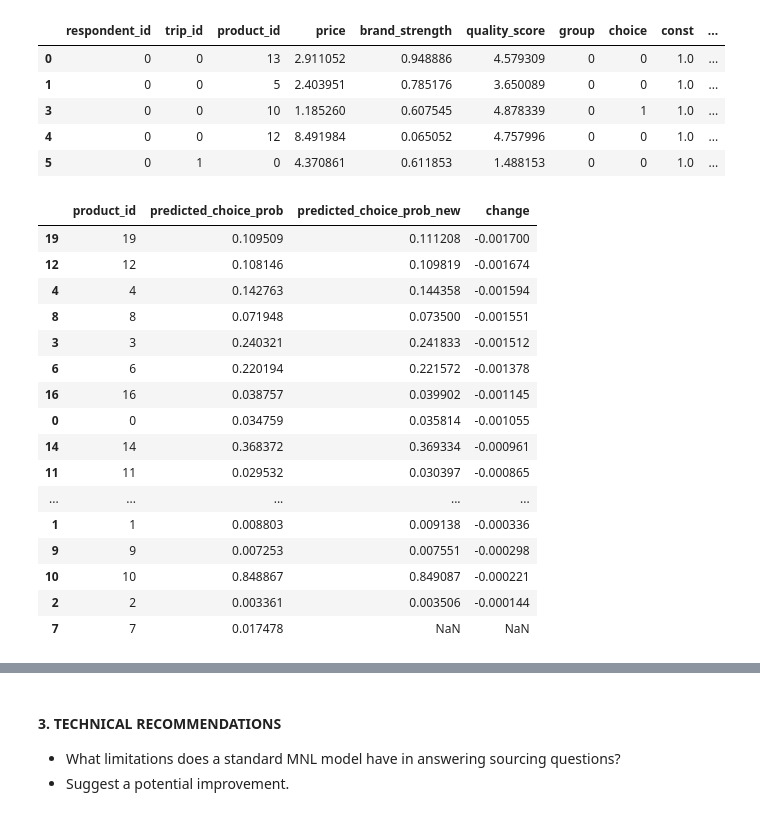
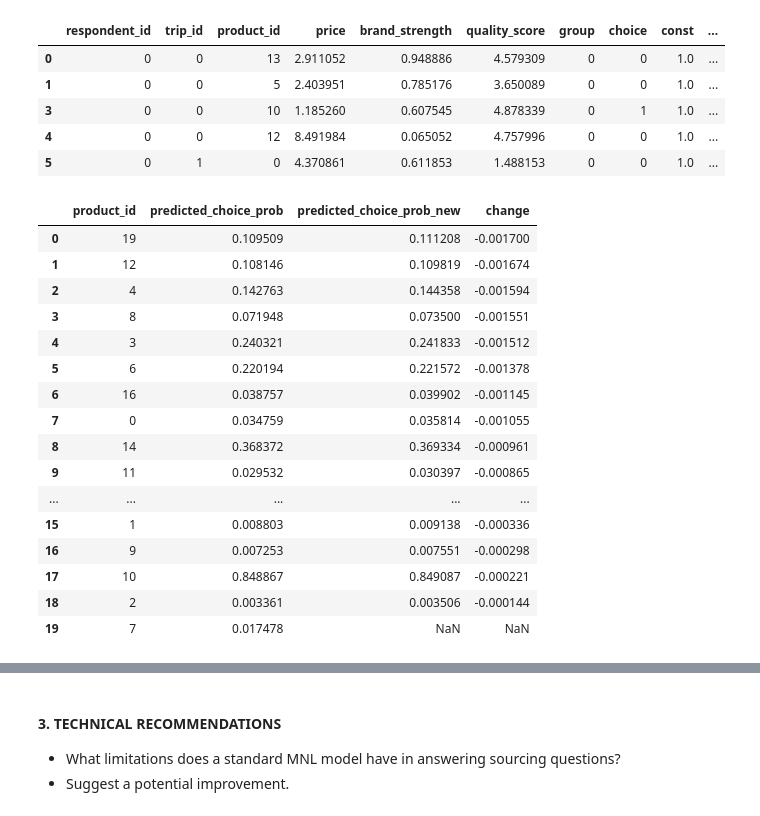
Before and after one commit to DavidGuzzi/Python-Projects, a Jupyter notebook: astrea/davidguzzi_deliverable.ipynb, the cells around one changed output, grey strips where cells are left out. Drawn from its saved outputs; the diff is of its cells as text; code cells hidden in the pictures.

```diff
--- a/astrea/davidguzzi_deliverable.ipynb
+++ b/astrea/davidguzzi_deliverable.ipynb
@@ -342,7 +340,6 @@ df_max_prob[df_max_prob['respondent_id'] == 0]
 In order to analyze the effect of discontinuing a specific product (in this case, `product_id = 7`), the change in sales volume direction will be examined as follows.
 # %%
 respondents_data_new = respondents_data.copy()
-respondents_data_new.drop(columns=['max_prob', 'correct_prediction'], inplace=True)
 
 product_to_remove = 7
 respondents_data_new = respondents_data_new[respondents_data_new['product_id'] != product_to_remove]
@@ -356,33 +353,32 @@ respondents_data_new.head()
 | 4 | 0 | 0 | 12 | 8.491984 | 0.065052 | 4.757996 | 0 | 0 | 1.0 | ... |
 | 5 | 0 | 1 | 0 | 4.370861 | 0.611853 | 1.488153 | 0 | 0 | 1.0 | ... |
 # %%
-# Hacer merge para comparar las probabilidades antes y después de eliminar el producto
 comparison_df = respondents_data.merge(
     respondents_data_new[['respondent_id', 'trip_id', 'product_id', 'predicted_choice_prob_new']],
     on=['respondent_id', 'trip_id', 'product_id'],
     how='left'
 )
 
-# Calcular estadísticas por product_id
 stats_comparison = comparison_df.groupby('product_id')[['predicted_choice_prob', 'predicted_choice_prob_new']].mean().reset_index()
 stats_comparison['change'] = stats_comparison['predicted_choice_prob'] - stats_comparison['predicted_choice_prob_new']
 stats_comparison.sort_values(by='change', ascending=True, inplace=True)
+stats_comparison.reset_index(drop=True, inplace=True)
 stats_comparison
 # %% [output]
 |  | product_id | predicted_choice_prob | predicted_choice_prob_new | change |
-| 19 | 19 | 0.109509 | 0.111208 | -0.001700 |
-| 12 | 12 | 0.108146 | 0.109819 | -0.001674 |
-| 4 | 4 | 0.142763 | 0.144358 | -0.001594 |
-| 8 | 8 | 0.071948 | 0.073500 | -0.001551 |
-| 3 | 3 | 0.240321 | 0.241833 | -0.001512 |
-| 6 | 6 | 0.220194 | 0.221572 | -0.001378 |
-| 16 | 16 | 0.038757 | 0.039902 | -0.001145 |
-| 0 | 0 | 0.034759 | 0.035814 | -0.001055 |
-| 14 | 14 | 0.368372 | 0.369334 | -0.000961 |
-| 11 | 11 | 0.029532 | 0.030397 | -0.000865 |
+| 0 | 19 | 0.109509 | 0.111208 | -0.001700 |
+| 1 | 12 | 0.108146 | 0.109819 | -0.001674 |
+| 2 | 4 | 0.142763 | 0.144358 | -0.001594 |
+| 3 | 8 | 0.071948 | 0.073500 | -0.001551 |
+| 4 | 3 | 0.240321 | 0.241833 | -0.001512 |
+| 5 | 6 | 0.220194 | 0.221572 | -0.001378 |
+| 6 | 16 | 0.038757 | 0.039902 | -0.001145 |
+| 7 | 0 | 0.034759 | 0.035814 | -0.001055 |
+| 8 | 14 | 0.368372 | 0.369334 | -0.000961 |
+| 9 | 11 | 0.029532 | 0.030397 | -0.000865 |
 | ... | ... | ... | ... | ... |
-| 1 | 1 | 0.008803 | 0.009138 | -0.000336 |
-| 9 | 9 | 0.007253 | 0.007551 | -0.000298 |
-| 10 | 10 | 0.848867 | 0.849087 | -0.000221 |
-| 2 | 2 | 0.003361 | 0.003506 | -0.000144 |
-| 7 | 7 | 0.017478 | NaN | NaN |
+| 15 | 1 | 0.008803 | 0.009138 | -0.000336 |
+| 16 | 9 | 0.007253 | 0.007551 | -0.000298 |
+| 17 | 10 | 0.848867 | 0.849087 | -0.000221 |
+| 18 | 2 | 0.003361 | 0.003506 | -0.000144 |
+| 19 | 7 | 0.017478 | NaN | NaN |
```
Also changed, not shown: parts of 3 cells of this notebook.
